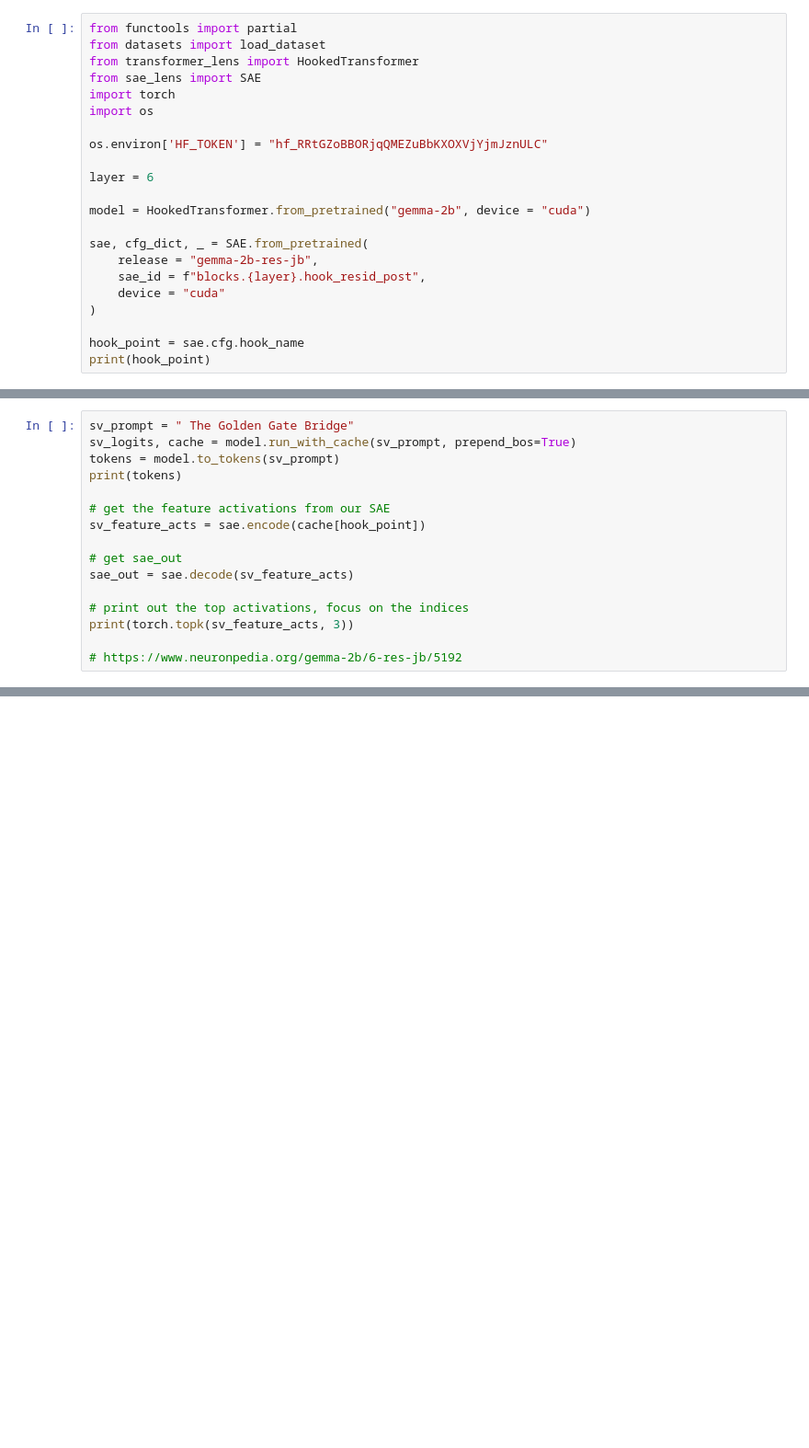
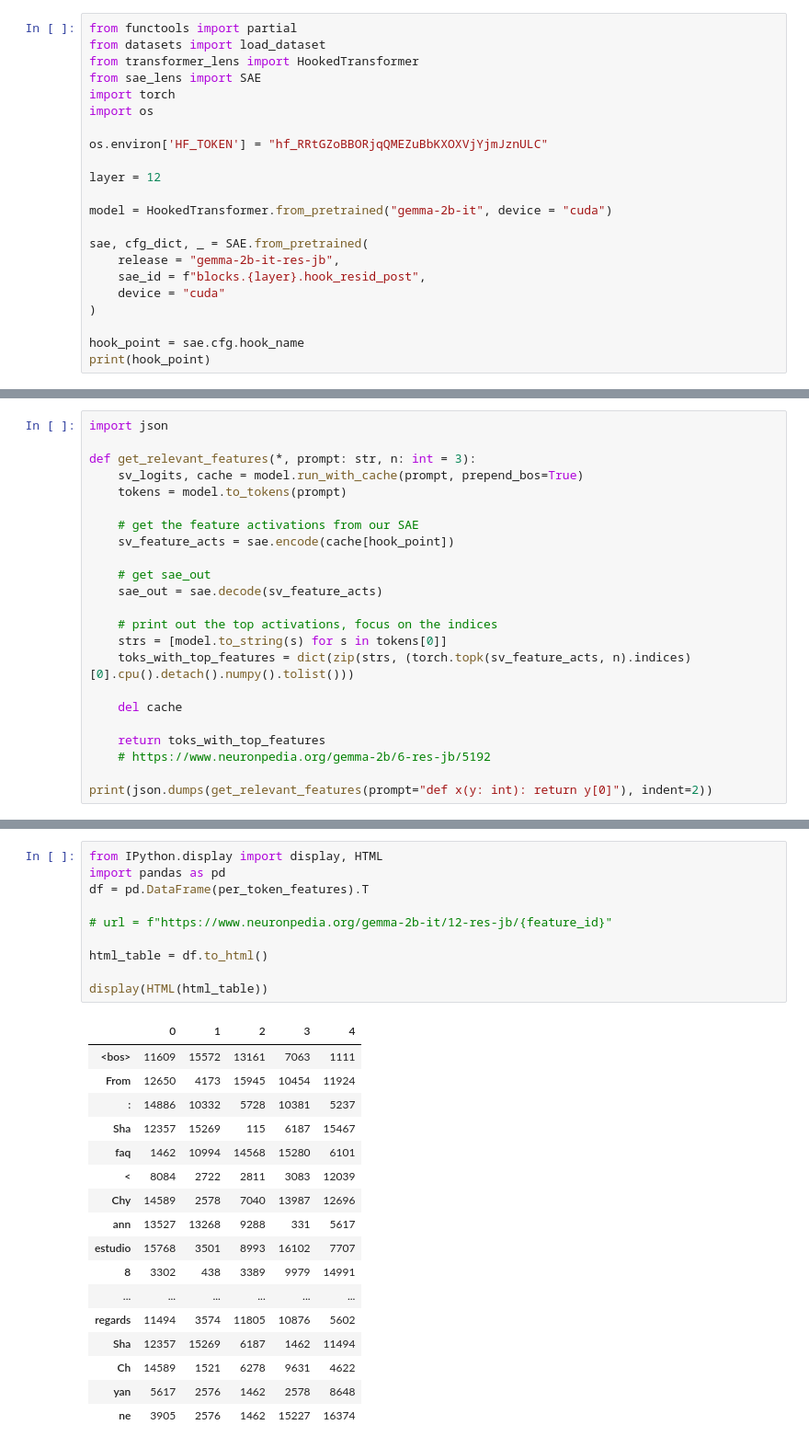
Before and after one commit to bkitano/monosemanticity, a Jupyter notebook: experiments/start.ipynb, the cells around one changed output, grey strips where cells are left out. Shown at 92% size. Drawn from its saved outputs; the diff is of its cells as text; blank space fills up the shorter version.

```diff
--- a/experiments/start.ipynb
+++ b/experiments/start.ipynb
@@ -8,12 +8,12 @@ import os
 
 os.environ['HF_TOKEN'] = "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"
 
-layer = 6
+layer = 12
 
-model = HookedTransformer.from_pretrained("gemma-2b", device = "cuda")
+model = HookedTransformer.from_pretrained("gemma-2b-it", device = "cuda")
 
 sae, cfg_dict, _ = SAE.from_pretrained(
-    release = "gemma-2b-res-jb",
+    release = "gemma-2b-it-res-jb",
     sae_id = f"blocks.{layer}.hook_resid_post",
     device = "cuda"
 )
@@ -31,17 +31,24 @@ blocks.6.hook_resid_post
 # %%
-sv_prompt = " The Golden Gate Bridge"
-sv_logits, cache = model.run_with_cache(sv_prompt, prepend_bos=True)
-tokens = model.to_tokens(sv_prompt)
-print(tokens)
+import json
 
-# get the feature activations from our SAE
-sv_feature_acts = sae.encode(cache[hook_point])
+def get_relevant_features(*, prompt: str, n: int = 3):
+    sv_logits, cache = model.run_with_cache(prompt, prepend_bos=True)
+    tokens = model.to_tokens(prompt)
 
-# get sae_out
-sae_out = sae.decode(sv_feature_acts)
+    # get the feature activations from our SAE
+    sv_feature_acts = sae.encode(cache[hook_point])
 
-# print out the top activations, focus on the indices
-print(torch.topk(sv_feature_acts, 3))
+    # get sae_out
+    sae_out = sae.decode(sv_feature_acts)
 
-# https://www.neuronpedia.org/gemma-2b/6-res-jb/5192
+    # print out the top activations, focus on the indices
+    strs = [model.to_string(s) for s in tokens[0]]
+    toks_with_top_features = dict(zip(strs, (torch.topk(sv_feature_acts, n).indices)[0].cpu().detach().numpy().tolist()))
+
+    del cache
+
+    return toks_with_top_features
+    # https://www.neuronpedia.org/gemma-2b/6-res-jb/5192
+
+print(json.dumps(get_relevant_features(prompt="def x(y: int): return y[0]"), indent=2))
 # %% [output]
@@ -72,0 +120,28 @@ sae_out.shape[1]
+# %%
+from IPython.display import display, HTML
+import pandas as pd
+df = pd.DataFrame(per_token_features).T
+
+# url = f"https://www.neuronpedia.org/gemma-2b-it/12-res-jb/{feature_id}"
+
+html_table = df.to_html()
+
+display(HTML(html_table))
+# %% [output]
+|  | 0 | 1 | 2 | 3 | 4 |
+| <bos> | 11609 | 15572 | 13161 | 7063 | 1111 |
+| From | 12650 | 4173 | 15945 | 10454 | 11924 |
+| : | 14886 | 10332 | 5728 | 10381 | 5237 |
+| Sha | 12357 | 15269 | 115 | 6187 | 15467 |
+| faq | 1462 | 10994 | 14568 | 15280 | 6101 |
+| < | 8084 | 2722 | 2811 | 3083 | 12039 |
+| Chy | 14589 | 2578 | 7040 | 13987 | 12696 |
+| ann | 13527 | 13268 | 9288 | 331 | 5617 |
+| estudio | 15768 | 3501 | 8993 | 16102 | 7707 |
+| 8 | 3302 | 438 | 3389 | 9979 | 14991 |
+| ... | ... | ... | ... | ... | ... |
+| regards | 11494 | 3574 | 11805 | 10876 | 5602 |
+| Sha | 12357 | 15269 | 6187 | 1462 | 11494 |
+| Ch | 14589 | 1521 | 6278 | 9631 | 4622 |
+| yan | 5617 | 2576 | 1462 | 2578 | 8648 |
+| ne | 3905 | 2576 | 1462 | 15227 | 16374 |
```
Also changed, not shown: parts of 6 cells of this notebook.
